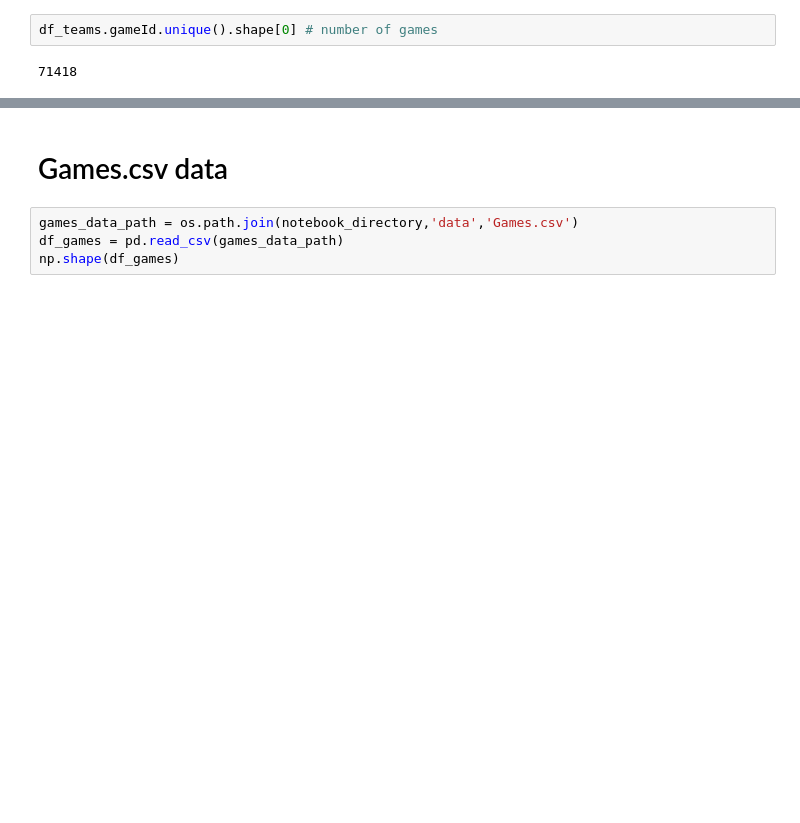
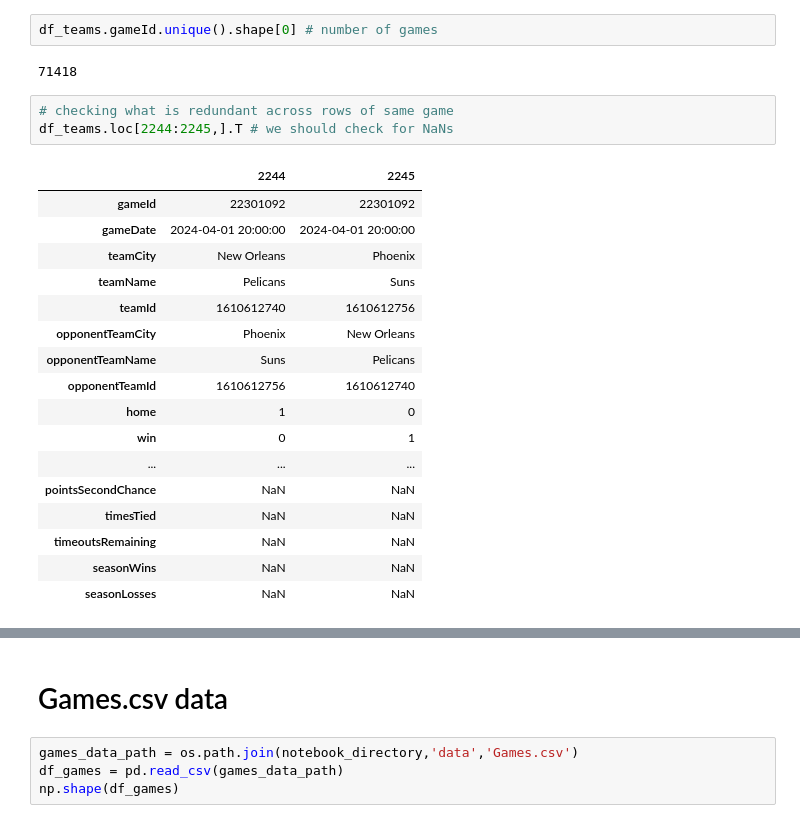
Before and after one commit to pshukl21/CollabProject, a Jupyter notebook: nbaModel.ipynb, the cells around one changed output, grey strips where cells are left out. Saved outputs shown, nothing was run; the diff lists cells and outputs as text; blank space fills up the shorter version.

```diff
--- a/nbaModel.ipynb
+++ b/nbaModel.ipynb
@@ -129,3 +131,24 @@ df_teams = df_teams.drop(columns=['coachId'])
 df_teams.gameId.unique().shape[0] # number of games
 # %% [output]
 71418
+# %%
+# checking what is redundant across rows of same game
+df_teams.loc[2244:2245,].T # we should check for NaNs
+# %% [output]
+|  | 2244 | 2245 |
+| gameId | 22301092 | 22301092 |
+| gameDate | 2024-04-01 20:00:00 | 2024-04-01 20:00:00 |
+| teamCity | New Orleans | Phoenix |
+| teamName | Pelicans | Suns |
+| teamId | 1610612740 | 1610612756 |
+| opponentTeamCity | Phoenix | New Orleans |
+| opponentTeamName | Suns | Pelicans |
+| opponentTeamId | 1610612756 | 1610612740 |
+| home | 1 | 0 |
+| win | 0 | 1 |
+| ... | ... | ... |
+| pointsSecondChance | NaN | NaN |
+| timesTied | NaN | NaN |
+| timeoutsRemaining | NaN | NaN |
+| seasonWins | NaN | NaN |
+| seasonLosses | NaN | NaN |
```
Also changed, not shown: parts of 7 cells of this notebook.
